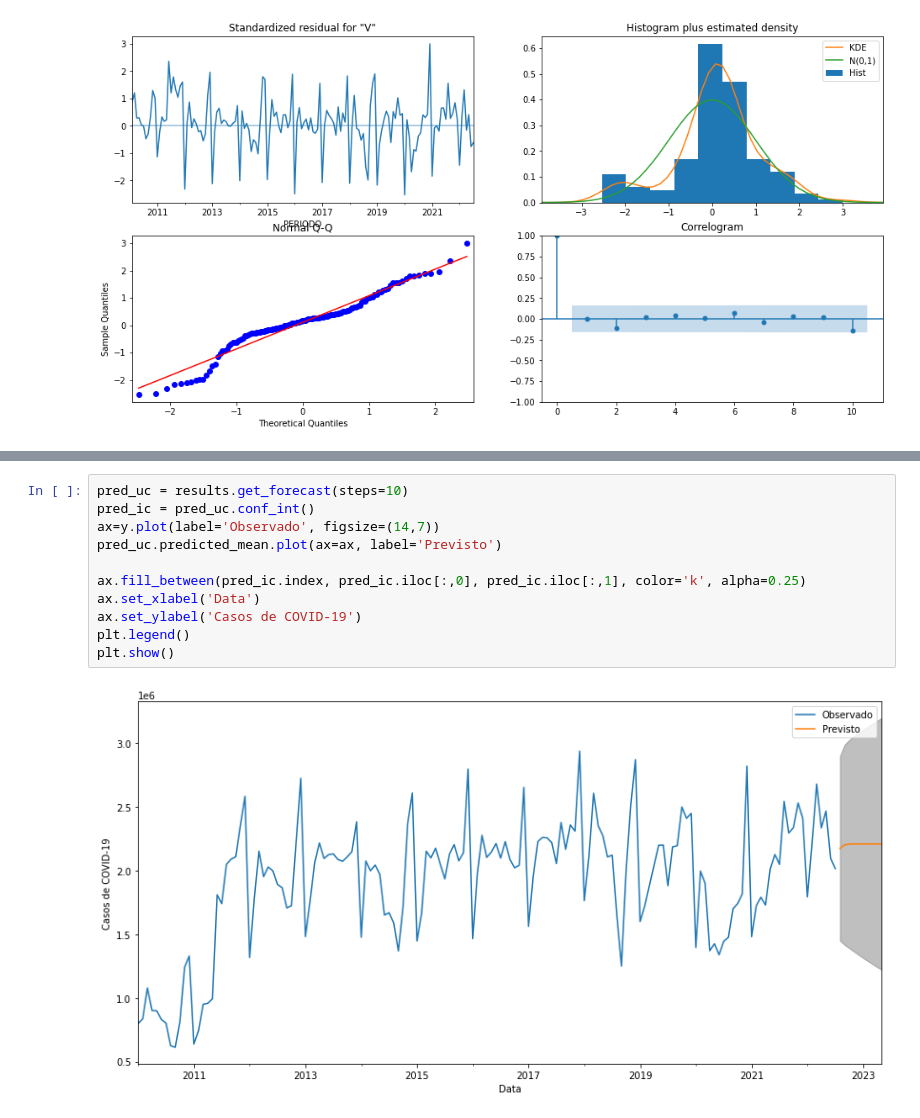
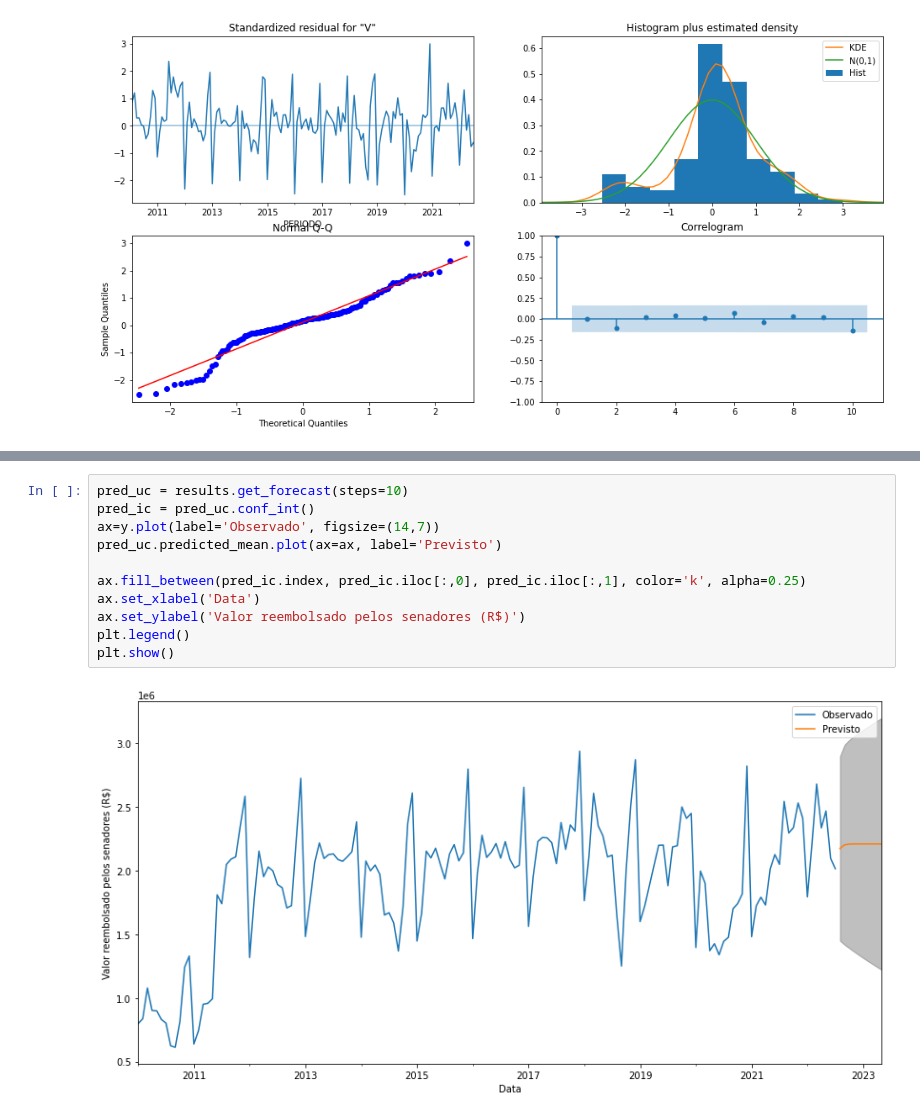
Before and after one commit to ThaisBee/CEAPS, a Jupyter notebook: CEAPS.ipynb, the cells around one changed output, grey strips where cells are left out. Drawn from its saved outputs; the diff is of its cells as text.

```diff
--- a/CEAPS.ipynb
+++ b/CEAPS.ipynb
@@ -823,13 +823,13 @@ pred_ic
 # %%
 pred_uc = results.get_forecast(steps=10)
 pred_ic = pred_uc.conf_int()
 ax=y.plot(label='Observado', figsize=(14,7))
 pred_uc.predicted_mean.plot(ax=ax, label='Previsto')
 
 ax.fill_between(pred_ic.index, pred_ic.iloc[:,0], pred_ic.iloc[:,1], color='k', alpha=0.25)
 ax.set_xlabel('Data')
-ax.set_ylabel('Casos de COVID-19')
+ax.set_ylabel('Valor reembolsado pelos senadores (R$)')
 plt.legend()
 plt.show()
 # %% [output]
-[figure, old version]
+[figure, new version]
```
Also changed, not shown: parts of 1 cell of this notebook.
